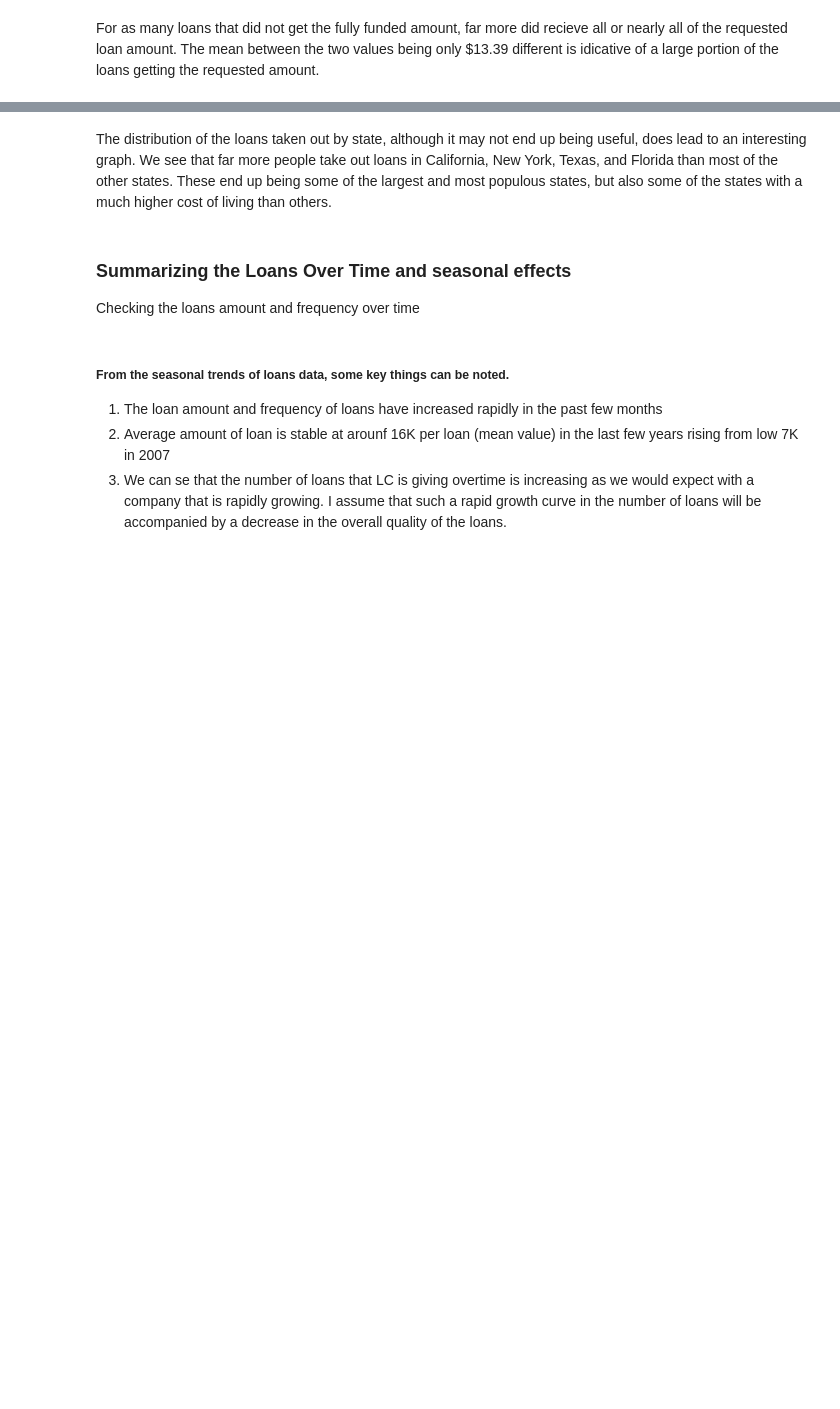
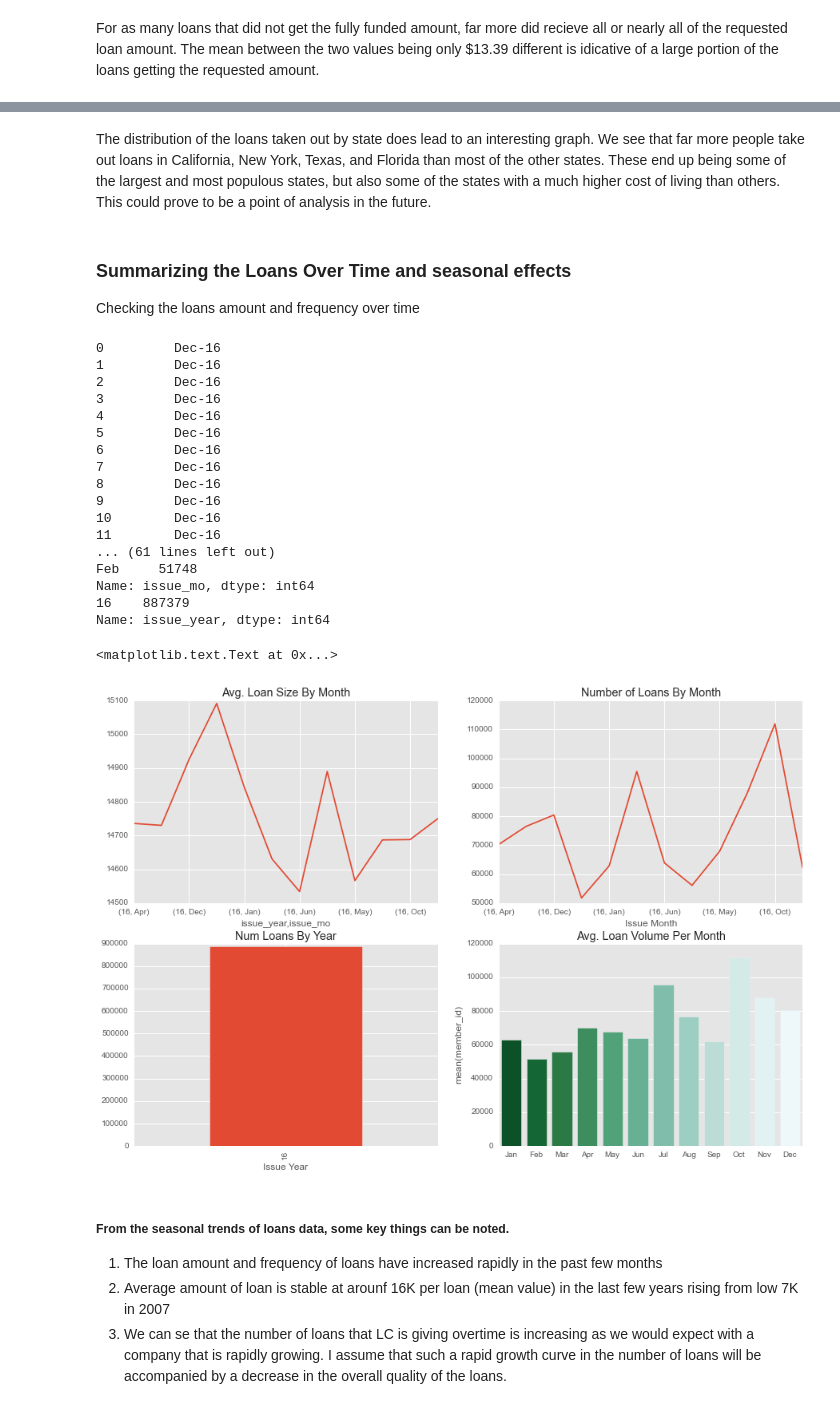
Before and after one commit to mridulja/MSDS7331_Project1, a Jupyter notebook: Data AnalysisV2.ipynb, the cells around one changed output, grey strips where cells are left out. Drawn from its saved outputs; the diff is of its cells as text; code cells hidden in the pictures; blank space fills up the shorter version.

```diff
--- a/Data AnalysisV2.ipynb
+++ b/Data AnalysisV2.ipynb
@@ -334,5 +367,5 @@ state_percent.plot(kind='barh', figsize=(10,12), stacked=True)
 # %% [markdown]
-The distribution of the loans taken out by state, although it may not end up being useful, does lead to an interesting graph. We see that far more people take out loans in California, New York, Texas, and Florida than most of the other states. These end up being some of the largest and most populous states, but also some of the states with a much higher cost of living than others.
+The distribution of the loans taken out by state does lead to an interesting graph. We see that far more people take out loans in California, New York, Texas, and Florida than most of the other states. These end up being some of the largest and most populous states, but also some of the states with a much higher cost of living than others. This could prove to be a point of analysis in the future.
 # %% [markdown]
 ### Summarizing the Loans Over Time and seasonal effects
 Checking the loans amount and frequency over time
@@ -346,38 +379,58 @@ plt.style.use('ggplot')
 fig = plt.figure(figsize=(15, 10))
 ax1 = fig.add_subplot(2, 2, 1)
 #make new variable to groupby for month and year
-loan_df['issue_mo'] = loan_df.issue_d.str[0:3]
+loan_df['issue_mo'] = loan_df.issue_d.str[:3]
 loan_df['issue_year'] = loan_df.issue_d.str[4:]
 
 loan_by_month = loan_df.groupby(['issue_year','issue_mo'])
 
 avgLoanSizeByMonth = loan_by_month['funded_amnt'].agg(np.mean).plot()
 avgLoanSizeByMonth.set_title('Avg. Loan Size By Month')
 
 ax2 = fig.add_subplot(2, 2, 2)
 NumLoansPerMo = loan_by_month.member_id.agg(np.count_nonzero).plot()
 NumLoansPerMo.set_title('Number of Loans By Month')
 NumLoansPerMo.set_xlabel('Issue Month')
 
 #less granular look at loan volume
 ax3 = fig.add_subplot(2, 2, 3)
 loanByYr = loan_df.groupby('issue_year')
 loanYrPlt = loanByYr.member_id.agg(np.count_nonzero).plot(kind = 'bar')
 loanYrPlt.set_title('Num Loans By Year')
 loanYrPlt.set_xlabel('Issue Year')
 
 ax4 = fig.add_subplot(2, 2, 4)
 #get the counts by month
 loanByMo = loan_df.groupby(['issue_d', 'issue_mo'])
 numByDate = loanByMo.agg(np.count_nonzero).reset_index()
 
 #average the monthly counts across years
 counts_by_month = numByDate.groupby('issue_mo')
 avg_loan_vol = counts_by_month.member_id.agg(np.mean)
 
 moOrder = calendar.month_abbr[1:13]
 mo_plt = sns.barplot(x = list(avg_loan_vol.index),y = avg_loan_vol, order = moOrder, palette = "BuGn_r")
 mo_plt.set_title('Avg. Loan Volume Per Month')
+# %% [output]
+0         Dec-16
+1         Dec-16
+2         Dec-16
+3         Dec-16
+4         Dec-16
+5         Dec-16
+6         Dec-16
+7         Dec-16
+8         Dec-16
+9         Dec-16
+10        Dec-16
+11        Dec-16
+... (61 lines left out)
+Feb     51748
+Name: issue_mo, dtype: int64
+16    887379
+Name: issue_year, dtype: int64
+<matplotlib.text.Text at 0x...>
+[figure, added]
 # %% [markdown]
 ##### From the seasonal trends of loans data, some key things can be noted.
 1. The loan amount and frequency of loans have increased rapidly in the past few months
```
Also changed, not shown: parts of 34 cells of this notebook.
